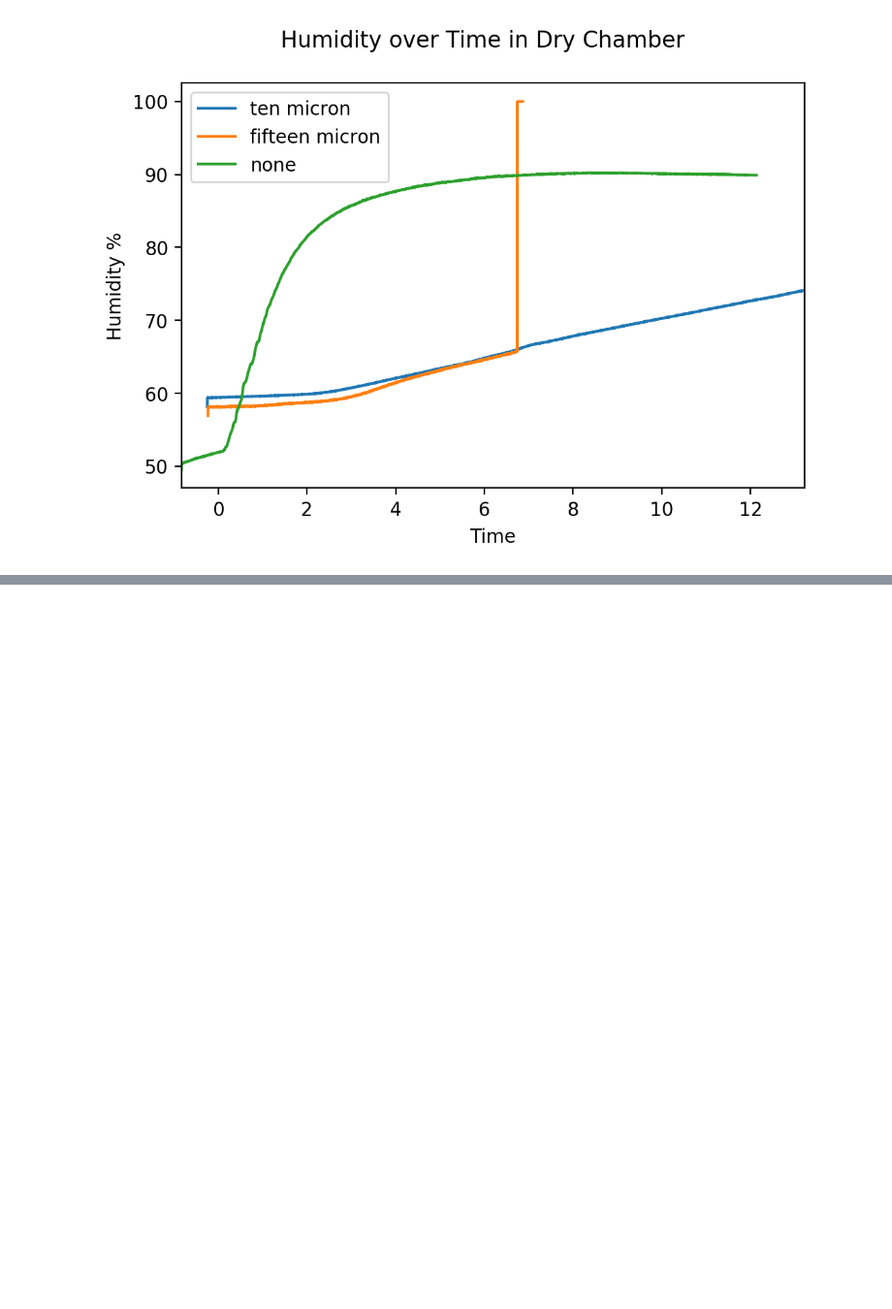
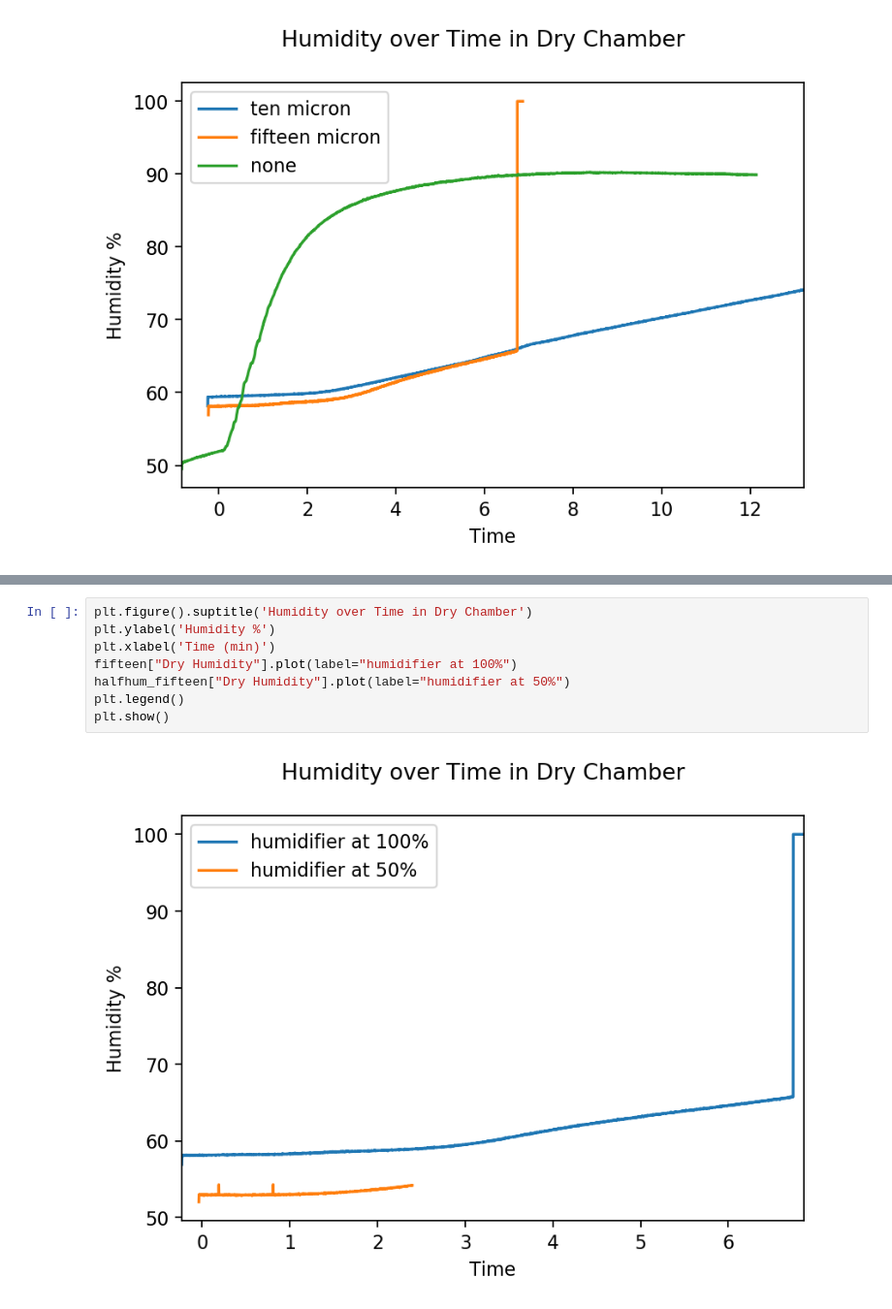
Before and after one commit to steflayanto/environmental-chamber, a Jupyter notebook: Data Analysis.ipynb, the cells around one changed output, grey strips where cells are left out. Shown at 97% size. Cells and saved outputs as stored; diff of their text form; blank space fills up the shorter version.

```diff
--- a/Data Analysis.ipynb
+++ b/Data Analysis.ipynb
@@ -93,0 +123,10 @@ plt.show()
+# %%
+plt.figure().suptitle('Humidity over Time in Dry Chamber')
+plt.ylabel('Humidity %')
+plt.xlabel('Time (min)')
+fifteen["Dry Humidity"].plot(label="humidifier at 100%")
+halfhum_fifteen["Dry Humidity"].plot(label="humidifier at 50%")
+plt.legend()
+plt.show()
+# %% [output]
+[figure, added]
```
Also changed, not shown: parts of 5 cells of this notebook, 10 other files.
